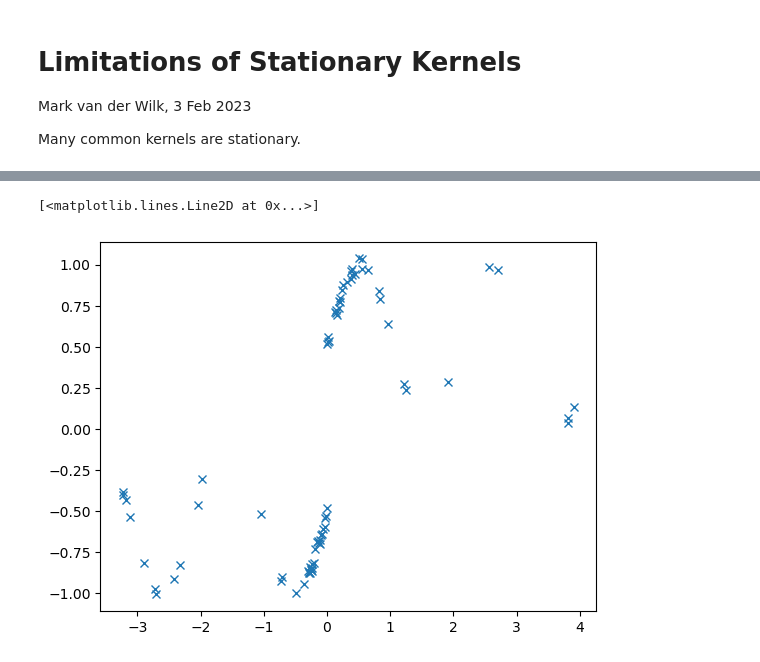
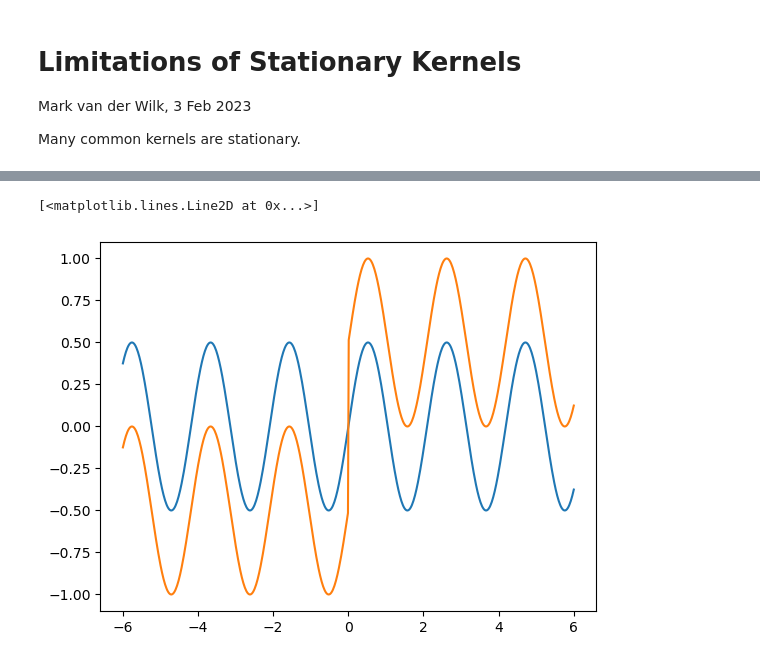
Before and after one commit to markvdw/inference-plots, a Jupyter notebook: stationary-kernel-failure.ipynb, the cells around one changed output, grey strips where cells are left out. Cells and saved outputs as stored; diff of their text form; code cells hidden in the pictures.

```diff
--- a/stationary-kernel-failure.ipynb
+++ b/stationary-kernel-failure.ipynb
@@ -33,9 +39,10 @@ sY_step = sY + (sX > 0.0).astype('float') - 0.5
 pX = np.linspace(-6, 6, 600)[:, None]
-# %%
-plt.plot(sX, sY_step, 'x')
-# %% [output]
-[<matplotlib.lines.Line2D at 0x...>]
-[figure, removed]
+# %%
+plt.plot(pX, easy(pX))
+plt.plot(pX, hard(pX))
+# %% [output]
+[<matplotlib.lines.Line2D at 0x...>]
+[figure, added]
 # %%
 for dataset, kern in itertools.product(
     [(sX, sY), (sX[:, :], sY_step[:, :])],
```
Also changed, not shown: parts of 5 cells of this notebook.
